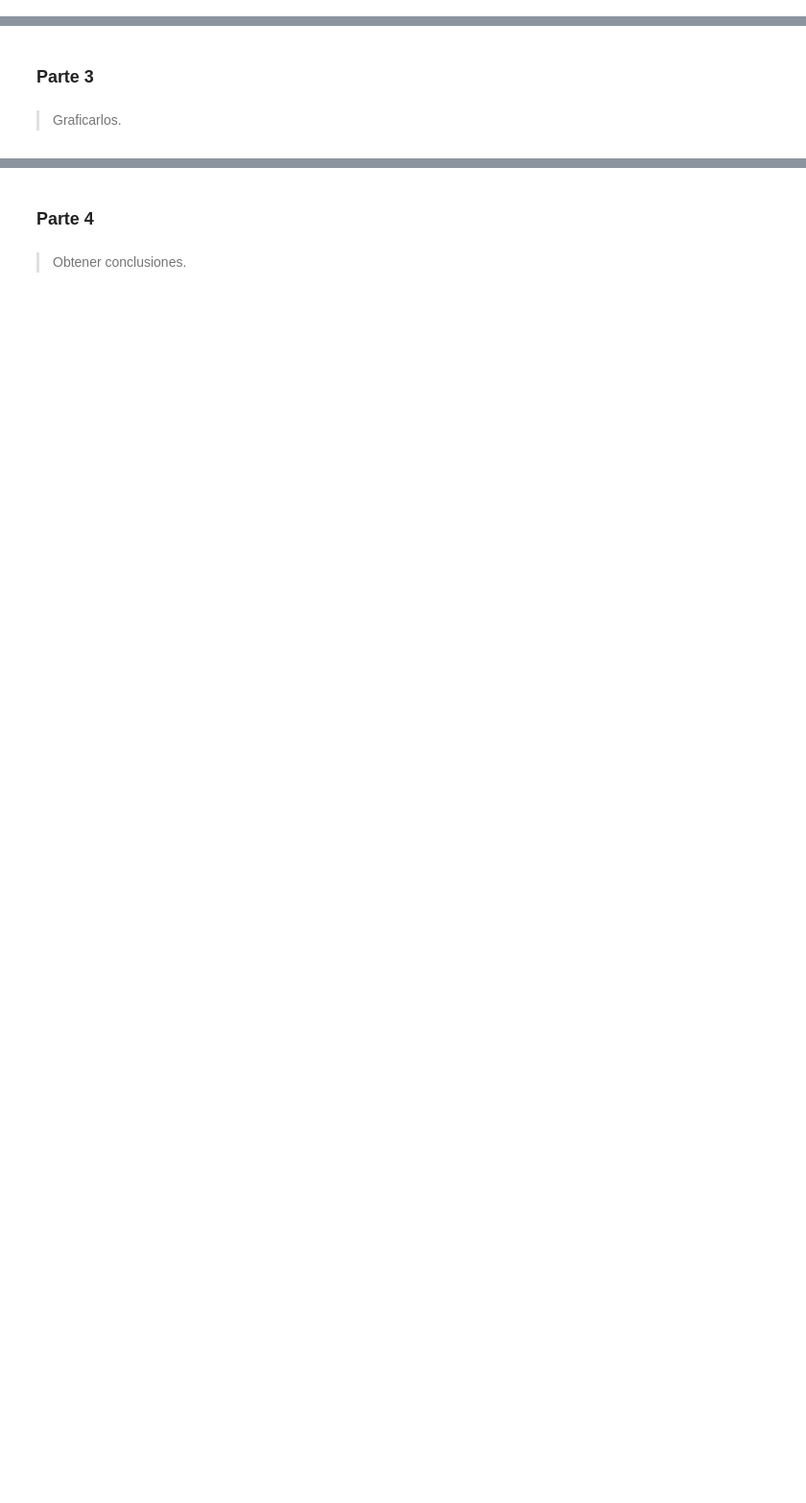
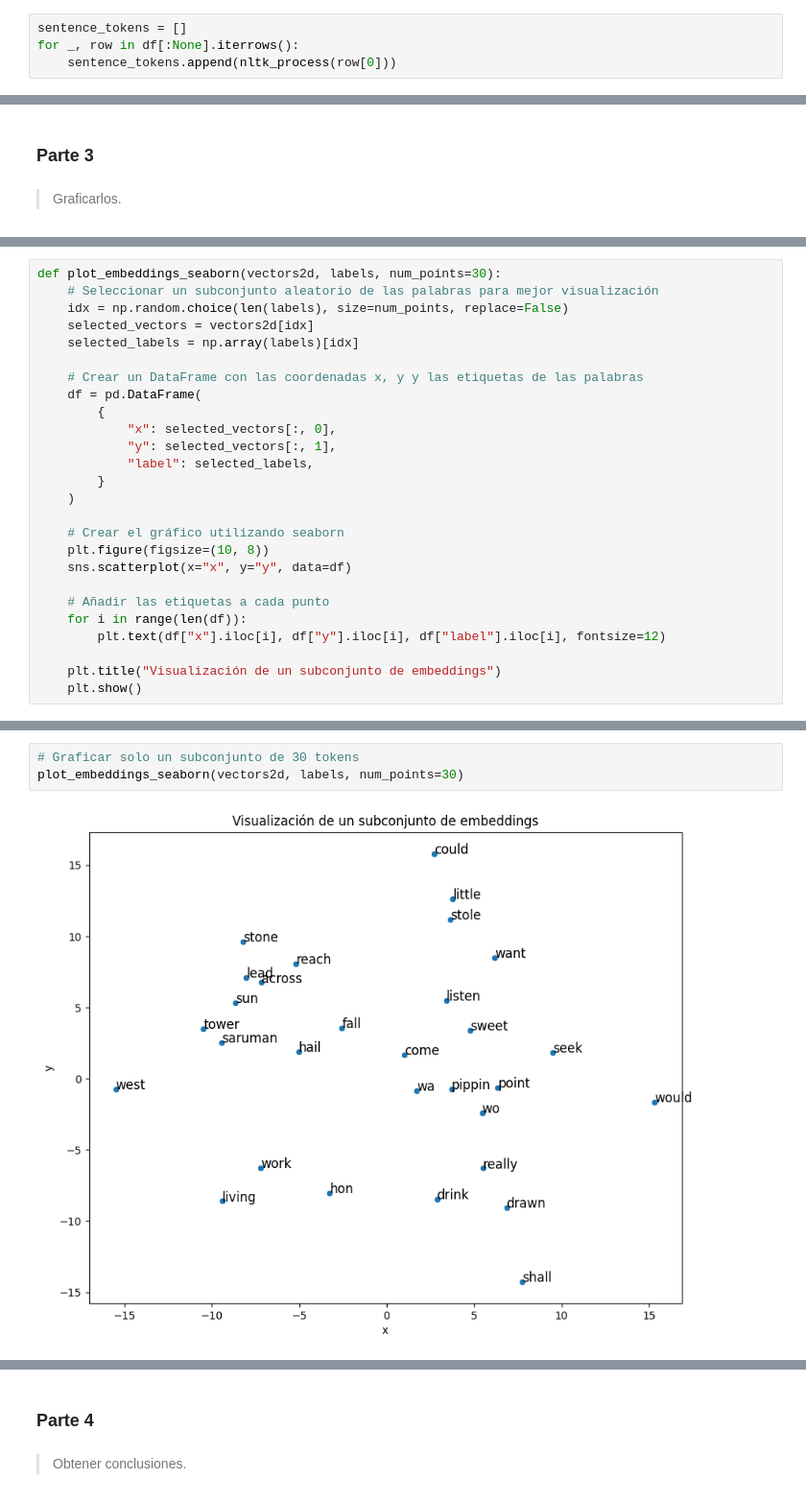
Before and after one commit to brunomaso1/uba-ceia, a Jupyter notebook: ceia-nlp/Desafio 2.ipynb, the cells around one changed output, grey strips where cells are left out. Shown at 96% size. Saved outputs shown, nothing was run; the diff lists cells and outputs as text; blank space fills up the shorter version.

```diff
--- a/ceia-nlp/Desafio 2.ipynb
+++ b/ceia-nlp/Desafio 2.ipynb
@@ -55,0 +219,4 @@ from pandas import pandas
+# %%
+sentence_tokens = []
+for _, row in df[:None].iterrows():
+    sentence_tokens.append(nltk_process(row[0]))
@@ -63,0 +622,26 @@ from pandas import pandas
+# %%
+def plot_embeddings_seaborn(vectors2d, labels, num_points=30):
+    # Seleccionar un subconjunto aleatorio de las palabras para mejor visualización
+    idx = np.random.choice(len(labels), size=num_points, replace=False)
+    selected_vectors = vectors2d[idx]
+    selected_labels = np.array(labels)[idx]
+
+    # Crear un DataFrame con las coordenadas x, y y las etiquetas de las palabras
+    df = pd.DataFrame(
+        {
+            "x": selected_vectors[:, 0],
+            "y": selected_vectors[:, 1],
+            "label": selected_labels,
+        }
+    )
+
+    # Crear el gráfico utilizando seaborn
+    plt.figure(figsize=(10, 8))
+    sns.scatterplot(x="x", y="y", data=df)
+
+    # Añadir las etiquetas a cada punto
+    for i in range(len(df)):
+        plt.text(df["x"].iloc[i], df["y"].iloc[i], df["label"].iloc[i], fontsize=12)
+
+    plt.title("Visualización de un subconjunto de embeddings")
+    plt.show()
@@ -63,0 +650,5 @@ from pandas import pandas
+# %%
+# Graficar solo un subconjunto de 30 tokens
+plot_embeddings_seaborn(vectors2d, labels, num_points=30)
+# %% [output]
+[figure, added]
```
Also changed, not shown: parts of 102 cells of this notebook, 2 other files.
